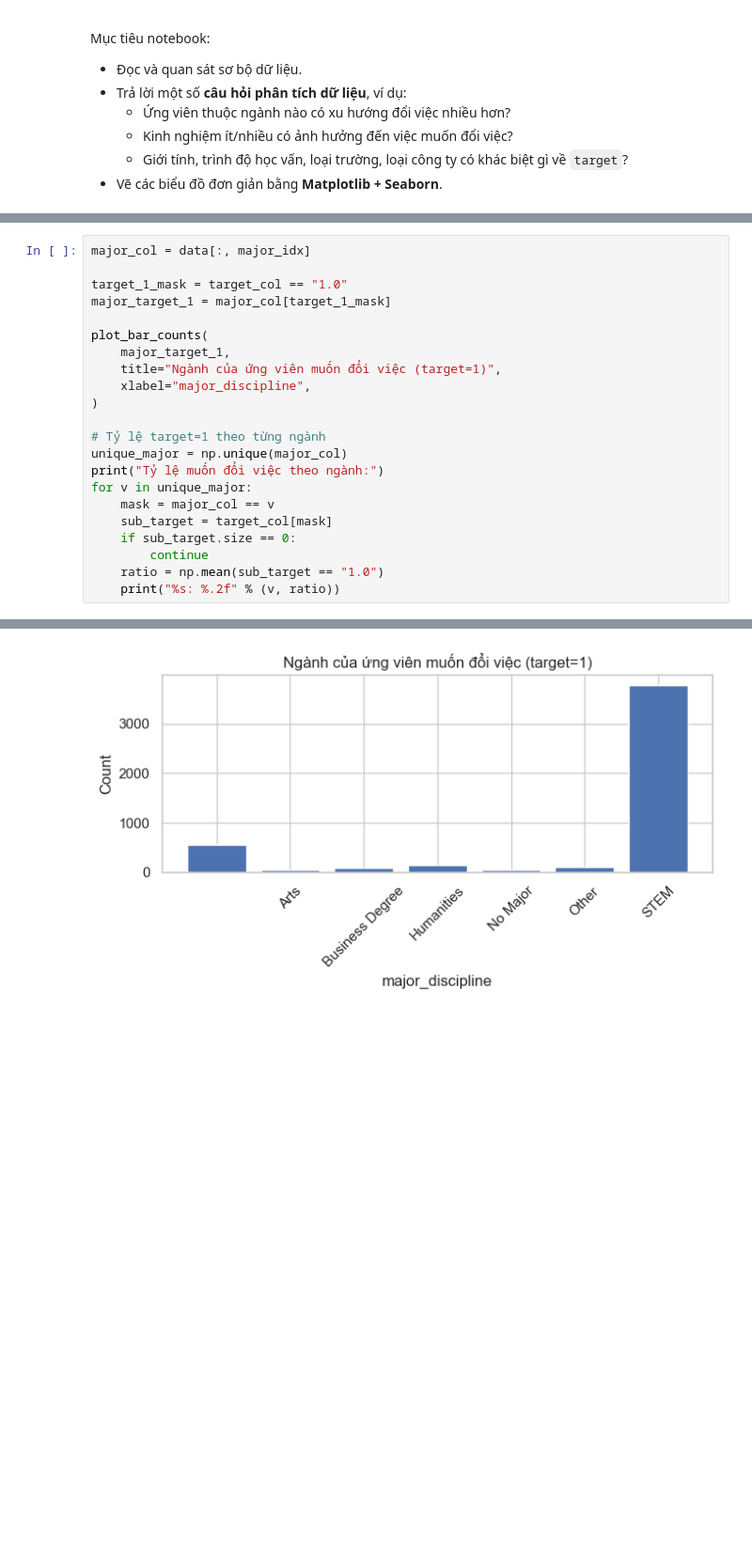
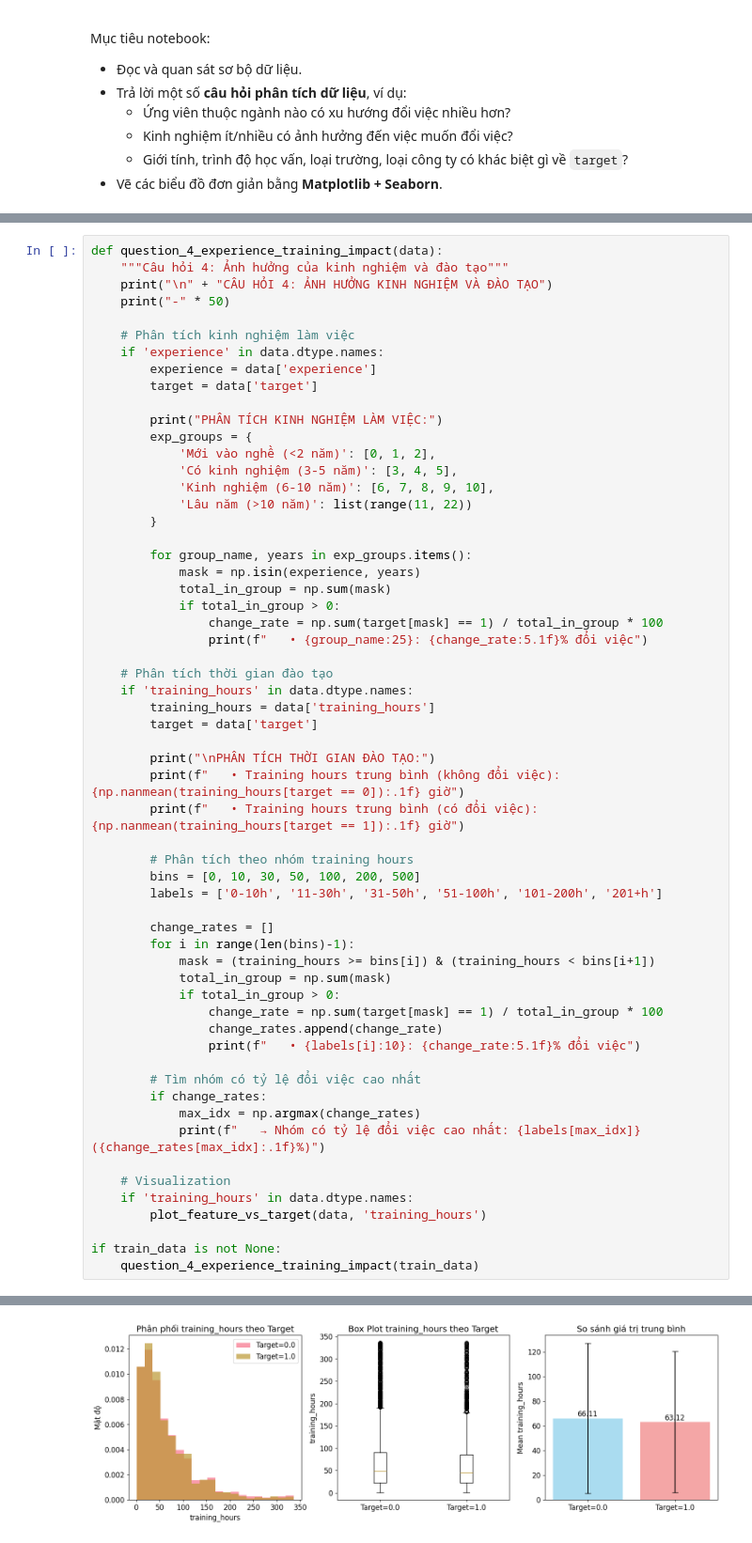
Before and after one commit to nguyen1hc/23120063, a Jupyter notebook: 23120063/notebook/01_data_exploration.ipynb, the cells around one changed output, grey strips where cells are left out. Shown at 94% size. Drawn from its saved outputs; the diff is of its cells as text; blank space fills up the shorter version.

```diff
--- a/23120063/notebook/01_data_exploration.ipynb
+++ b/23120063/notebook/01_data_exploration.ipynb
@@ -143,23 +332,60 @@ Xem:
 # %%
-major_col = data[:, major_idx]
+def question_4_experience_training_impact(data):
+    """Câu hỏi 4: Ảnh hưởng của kinh nghiệm và đào tạo"""
+    print("\n" + "CÂU HỎI 4: ẢNH HƯỞNG KINH NGHIỆM VÀ ĐÀO TẠO")
+    print("-" * 50)
 
-target_1_mask = target_col == "1.0"
-major_target_1 = major_col[target_1_mask]
+    # Phân tích kinh nghiệm làm việc
+    if 'experience' in data.dtype.names:
+        experience = data['experience']
+        target = data['target']
 
-plot_bar_counts(
-    major_target_1,
-    title="Ngành của ứng viên muốn đổi việc (target=1)",
-    xlabel="major_discipline",
-)
+        print("PHÂN TÍCH KINH NGHIỆM LÀM VIỆC:")
+        exp_groups = {
+            'Mới vào nghề (<2 năm)': [0, 1, 2],
+            'Có kinh nghiệm (3-5 năm)': [3, 4, 5],
+            'Kinh nghiệm (6-10 năm)': [6, 7, 8, 9, 10],
+            'Lâu năm (>10 năm)': list(range(11, 22))
+        }
 
-# Tỷ lệ target=1 theo từng ngành
-unique_major = np.unique(major_col)
-print("Tỷ lệ muốn đổi việc theo ngành:")
-for v in unique_major:
-    mask = major_col == v
-    sub_target = target_col[mask]
-    if sub_target.size == 0:
-        continue
-    ratio = np.mean(sub_target == "1.0")
-    print("%s: %.2f" % (v, ratio))
+        for group_name, years in exp_groups.items():
+            mask = np.isin(experience, years)
+            total_in_group = np.sum(mask)
+            if total_in_group > 0:
+                change_rate = np.sum(target[mask] == 1) / total_in_group * 100
+                print(f"   • {group_name:25}: {change_rate:5.1f}% đổi việc")
+
+    # Phân tích thời gian đào tạo
+    if 'training_hours' in data.dtype.names:
+        training_hours = data['training_hours']
+        target = data['target']
+
+        print("\nPHÂN TÍCH THỜI GIAN ĐÀO TẠO:")
+        print(f"   • Training hours trung bình (không đổi việc): {np.nanmean(training_hours[target == 0]):.1f} giờ")
+        print(f"   • Training hours trung bình (có đổi việc): {np.nanmean(training_hours[target == 1]):.1f} giờ")
+
+        # Phân tích theo nhóm training hours
+        bins = [0, 10, 30, 50, 100, 200, 500]
+        labels = ['0-10h', '11-30h', '31-50h', '51-100h', '101-200h', '201+h']
+
+        change_rates = []
+        for i in range(len(bins)-1):
+            mask = (training_hours >= bins[i]) & (training_hours < bins[i+1])
+            total_in_group = np.sum(mask)
+            if total_in_group > 0:
+                change_rate = np.sum(target[mask] == 1) / total_in_group * 100
+                change_rates.append(change_rate)
+                print(f"   • {labels[i]:10}: {change_rate:5.1f}% đổi việc")
+
+        # Tìm nhóm có tỷ lệ đổi việc cao nhất
+        if change_rates:
+            max_idx = np.argmax(change_rates)
+            print(f"   → Nhóm có tỷ lệ đổi việc cao nhất: {labels[max_idx]} ({change_rates[max_idx]:.1f}%)")
+
+    # Visualization
+    if 'training_hours' in data.dtype.names:
+        plot_feature_vs_target(data, 'training_hours')
+
+if train_data is not None:
+    question_4_experience_training_impact(train_data)
 # %% [output]
@@ -166 +410 @@ for v in unique_major:
-[figure, old version]
+[figure, new version]
```
Also changed, not shown: parts of 17 cells of this notebook, 11 other files.
